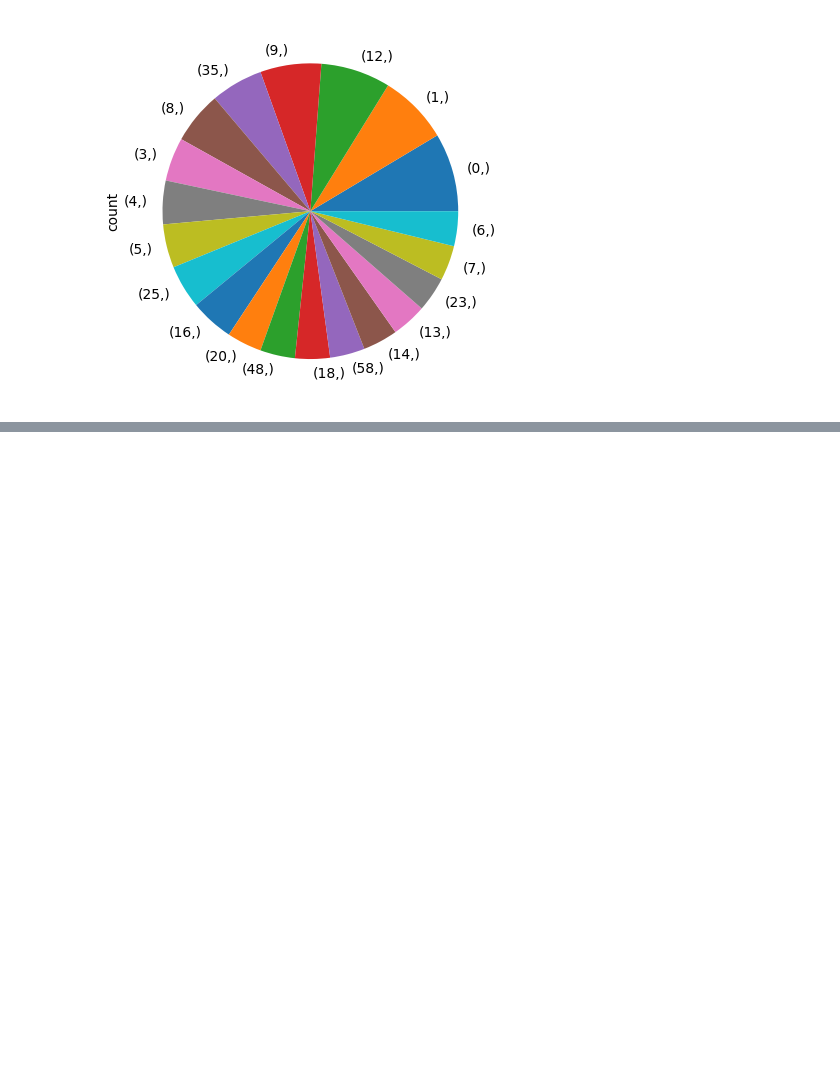
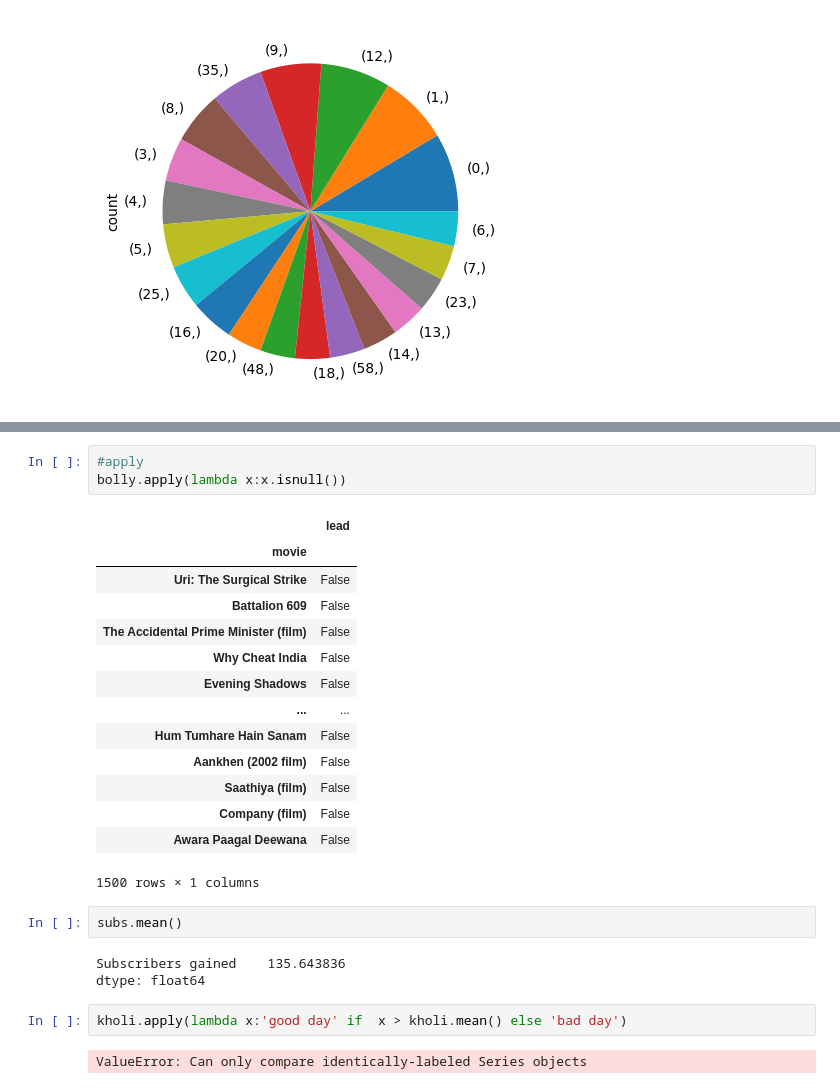
Before and after one commit to HarshitKishore89/pandas-series, a Jupyter notebook: pandas(series)-git.ipynb, the cells around one changed output, grey strips where cells are left out. Cells and saved outputs as stored; diff of their text form; blank space fills up the shorter version.

Commit message:
ImportantSeriesMethod

```diff
--- a/pandas(series)-git.ipynb
+++ b/pandas(series)-git.ipynb
@@ -503,0 +647,27 @@ kholi.value_counts().head(20).plot(kind='pie')
+# %%
+#apply
+bolly.apply(lambda x:x.isnull())
+# %% [output]
+|  | lead |
+| movie |  |
+| Uri: The Surgical Strike | False |
+| Battalion 609 | False |
+| The Accidental Prime Minister (film) | False |
+| Why Cheat India | False |
+| Evening Shadows | False |
+| ... | ... |
+| Hum Tumhare Hain Sanam | False |
+| Aankhen (2002 film) | False |
+| Saathiya (film) | False |
+| Company (film) | False |
+| Awara Paagal Deewana | False |
+1500 rows × 1 columns
+# %%
+subs.mean()
+# %% [output]
+Subscribers gained    135.643836
+dtype: float64
+# %%
+kholi.apply(lambda x:'good day' if  x > kholi.mean() else 'bad day')
+# %% [output]
+ValueError: Can only compare identically-labeled Series objects
```
Also changed, not shown: parts of 19 cells of this notebook.
